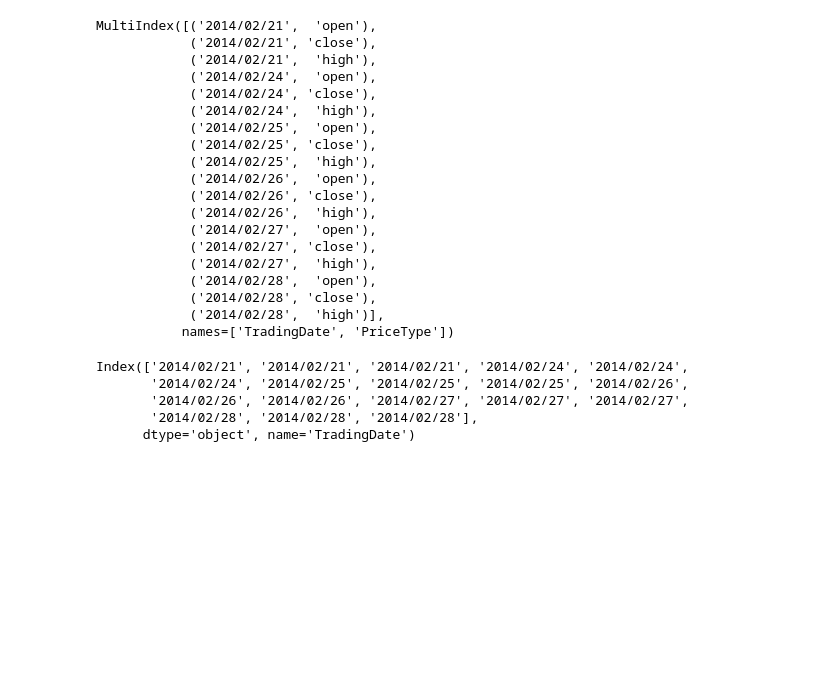
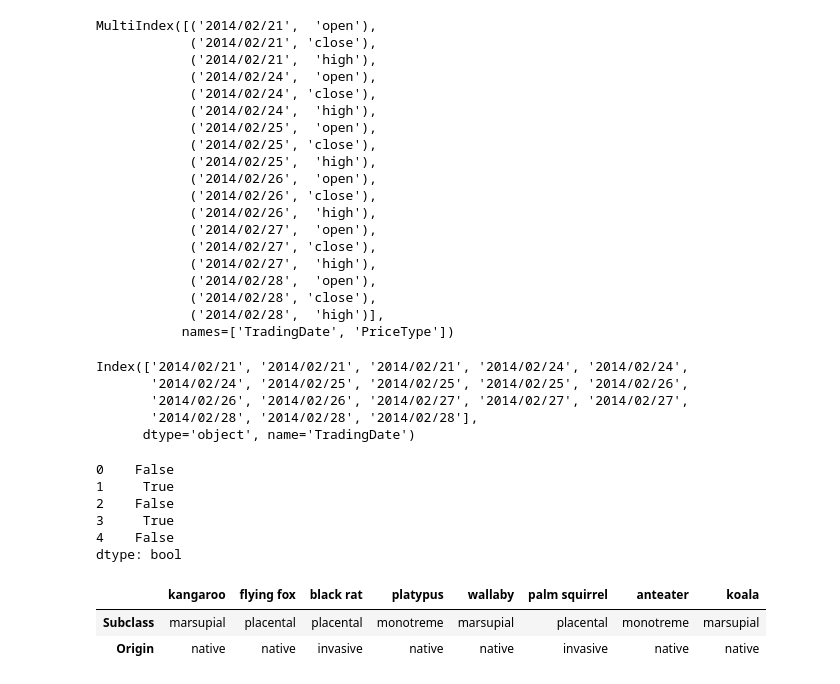
Before and after one commit to santhimaddipudi/Python-work, a Jupyter notebook: Operations_in_pandas.ipynb, the cells around one changed output. Drawn from its saved outputs; the diff is of its cells as text; code cells hidden in the pictures; blank space fills up the shorter version.

```diff
--- a/Operations_in_pandas.ipynb
+++ b/Operations_in_pandas.ipynb
@@ -360,3 +360,37 @@ Index(['2014/02/21', '2014/02/21', '2014/02/21', '2014/02/24', '2014/02/24',
        '2014/02/26', '2014/02/26', '2014/02/27', '2014/02/27', '2014/02/27',
        '2014/02/28', '2014/02/28', '2014/02/28'],
       dtype='object', name='TradingDate')
+# %%
+#in and any all methods
+stockSeries=pd.Series(['NFLX','AMZN','GOOG','FB','TWTR'])
+stockSeries.isin(['AMZN','FB'])
+# %% [output]
+0    False
+1     True
+2    False
+3     True
+4    False
+dtype: bool
+# %%
+australianMammals={
+'kangaroo': {'Subclass':'marsupial',
+'Origin':'native'},
+'flying fox' : {'Subclass':'placental',
+'Origin':'native'},
+'black rat': {'Subclass':'placental',
+'Origin':'invasive'},
+'platypus' : {'Subclass':'monotreme',
+'Origin':'native'},
+'wallaby' : {'Subclass':'marsupial',
+'Origin':'native'},
+'palm squirrel' : {'Subclass':'placental',
+'Origin':'invasive'},
+'anteater': {'Subclass':'monotreme', 'Origin':'native'},
+'koala': {'Subclass':'marsupial', 'Origin':'native'}
+}
+ozzieMammalsDF=pd.DataFrame(australianMammals)
+ozzieMammalsDF
+# %% [output]
+|  | kangaroo | flying fox | black rat | platypus | wallaby | palm squirrel | anteater | koala |
+| Subclass | marsupial | placental | placental | monotreme | marsupial | placental | monotreme | marsupial |
+| Origin | native | native | invasive | native | native | invasive | native | native |
```
Also changed, not shown: parts of 4 cells of this notebook.
